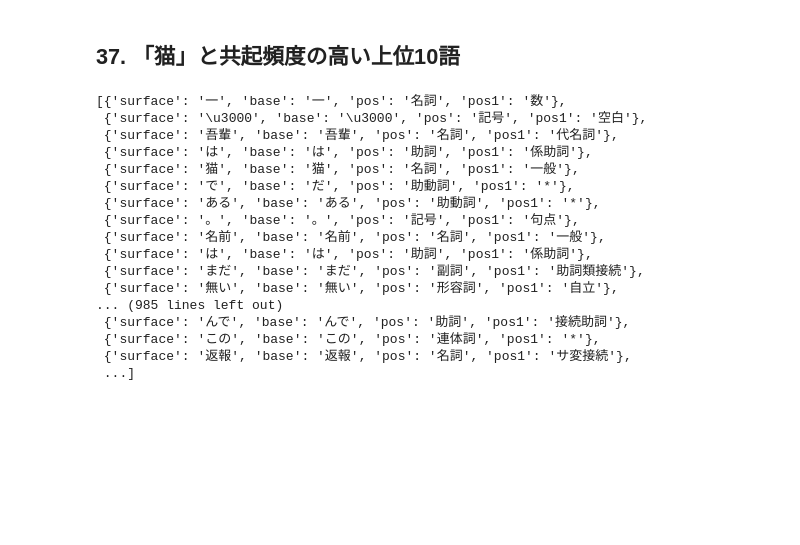
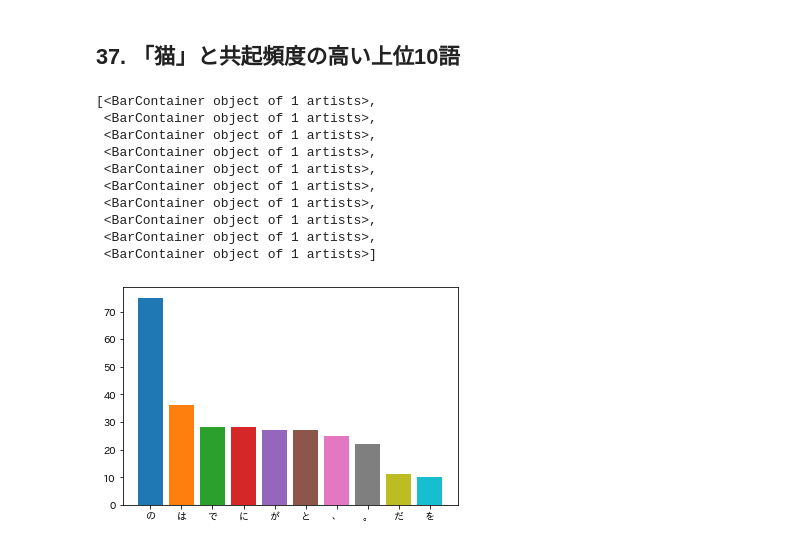
Before and after one commit to ta-ryo/python_nlp, a Jupyter notebook: jupyter_lab_from_docker/work/src/ch04.ipynb, the cells around one changed output. Cells and saved outputs as stored; diff of their text form; code cells hidden in the pictures; blank space fills up the shorter version.

```diff
--- a/jupyter_lab_from_docker/work/src/ch04.ipynb
+++ b/jupyter_lab_from_docker/work/src/ch04.ipynb
@@ -130,27 +130,29 @@ ans_3 = ans_2.most_common(10)
 [figure]
 # %% [markdown]
 ## 37. 「猫」と共起頻度の高い上位10語
-# %%
-ans = []
-ans_1 = []
-import collections
-for count, dic in enumerate(result):
-    if dic['surface'] == "猫":
-# %% [output]
-[{'surface': '一', 'base': '一', 'pos': '名詞', 'pos1': '数'},
- {'surface': '\u3000', 'base': '\u3000', 'pos': '記号', 'pos1': '空白'},
- {'surface': '吾輩', 'base': '吾輩', 'pos': '名詞', 'pos1': '代名詞'},
- {'surface': 'は', 'base': 'は', 'pos': '助詞', 'pos1': '係助詞'},
- {'surface': '猫', 'base': '猫', 'pos': '名詞', 'pos1': '一般'},
- {'surface': 'で', 'base': 'だ', 'pos': '助動詞', 'pos1': '*'},
- {'surface': 'ある', 'base': 'ある', 'pos': '助動詞', 'pos1': '*'},
- {'surface': '。', 'base': '。', 'pos': '記号', 'pos1': '句点'},
- {'surface': '名前', 'base': '名前', 'pos': '名詞', 'pos1': '一般'},
- {'surface': 'は', 'base': 'は', 'pos': '助詞', 'pos1': '係助詞'},
- {'surface': 'まだ', 'base': 'まだ', 'pos': '副詞', 'pos1': '助詞類接続'},
- {'surface': '無い', 'base': '無い', 'pos': '形容詞', 'pos1': '自立'},
-... (985 lines left out)
- {'surface': 'んで', 'base': 'んで', 'pos': '助詞', 'pos1': '接続助詞'},
- {'surface': 'この', 'base': 'この', 'pos': '連体詞', 'pos1': '*'},
- {'surface': '返報', 'base': '返報', 'pos': '名詞', 'pos1': 'サ変接続'},
- ...]
+# %%
+import collections
+import matplotlib.pyplot as plt
+import japanize_matplotlib
+
+ans = collections.defaultdict(int) # dicの初期値設定
+for count, dic in enumerate(result):
+    # 共起をbi-gramと想定 猫の両端の言葉をdicタイプのansにカウントしつつかくのう
+    if dic['surface'] == "猫":
+        ans[result[count-1]['surface']] += 1
+        ans[result[count+1]['surface']] += 1
+ans_c = collections.Counter(ans)
+ans_10 = ans_c.most_common(10)
+[ plt.bar(word,count) for word, count in ans_10]
+# %% [output]
+[<BarContainer object of 1 artists>,
+ <BarContainer object of 1 artists>,
+ <BarContainer object of 1 artists>,
+ <BarContainer object of 1 artists>,
+ <BarContainer object of 1 artists>,
+ <BarContainer object of 1 artists>,
+ <BarContainer object of 1 artists>,
+ <BarContainer object of 1 artists>,
+ <BarContainer object of 1 artists>,
+ <BarContainer object of 1 artists>]
+[figure, added]
```
Also changed, not shown: parts of 4 cells of this notebook.
